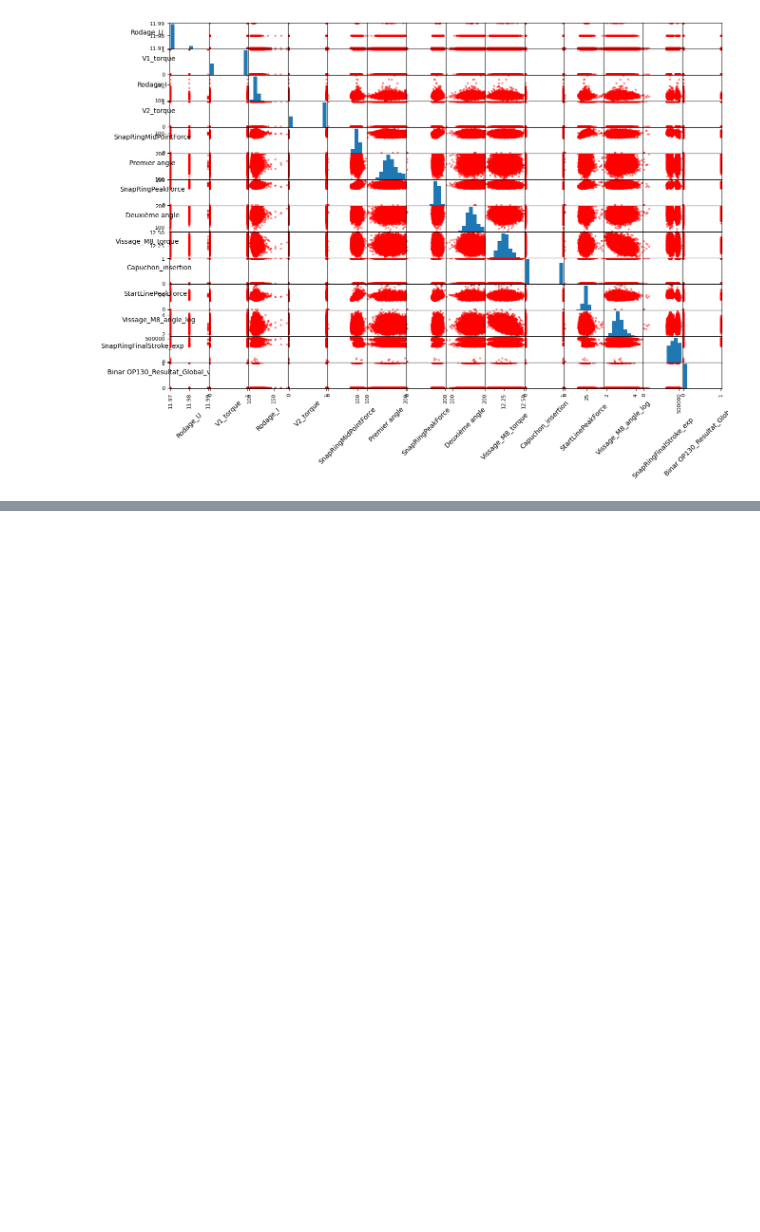
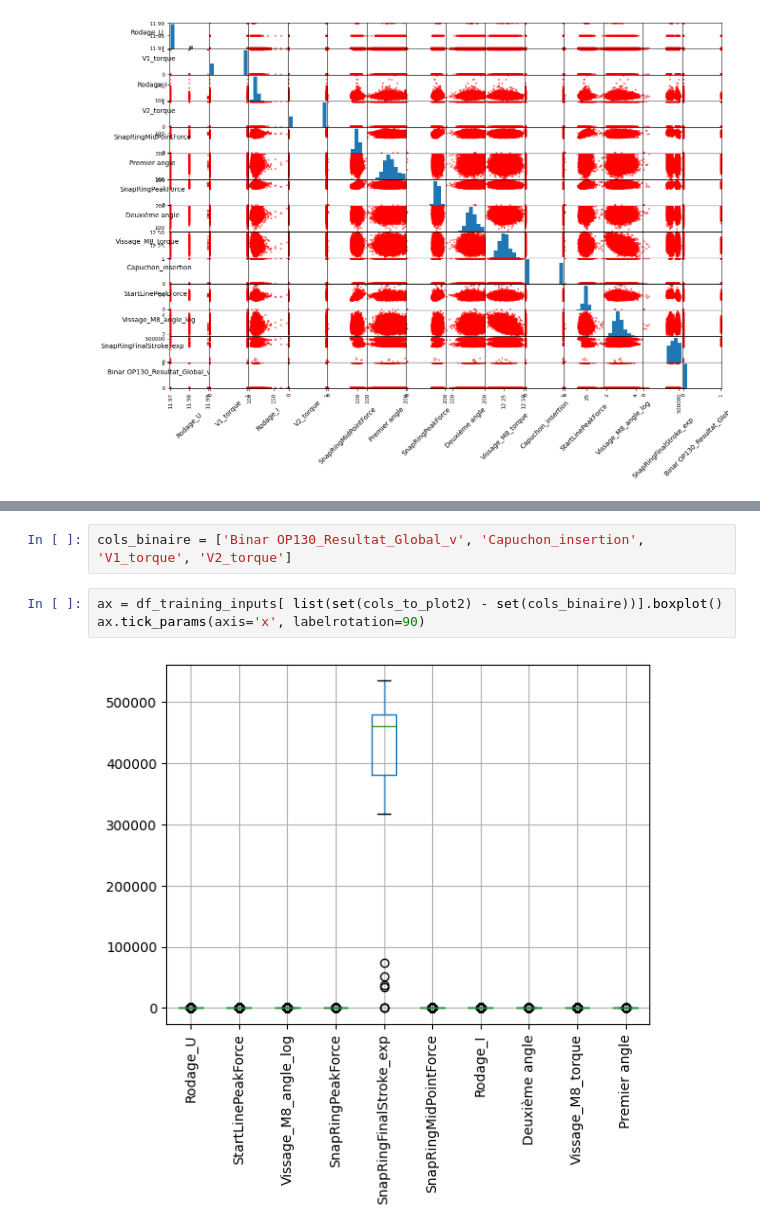
Before and after one commit to TonioHathos/AI_Valeo, a Jupyter notebook: Pre_processing_dataset_yudi.ipynb, the cells around one changed output, grey strips where cells are left out. Drawn from its saved outputs; the diff is of its cells as text; blank space fills up the shorter version.

```diff
--- a/Pre_processing_dataset_yudi.ipynb
+++ b/Pre_processing_dataset_yudi.ipynb
@@ -494,0 +573,7 @@ plt.show()
+# %%
+cols_binaire = ['Binar OP130_Resultat_Global_v', 'Capuchon_insertion', 'V1_torque', 'V2_torque']
+# %%
+ax = df_training_inputs[ list(set(cols_to_plot2) - set(cols_binaire))].boxplot()
+ax.tick_params(axis='x', labelrotation=90)
+# %% [output]
+[figure, added]
```
Also changed, not shown: parts of 20 cells of this notebook.
